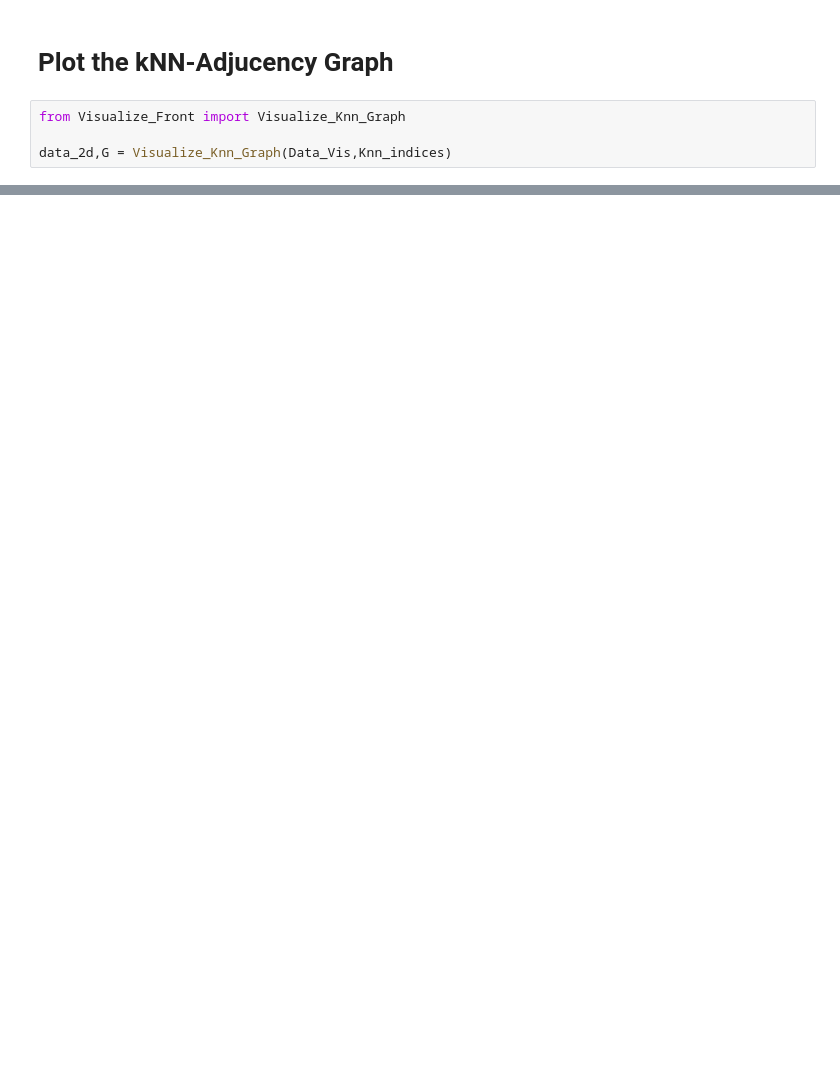
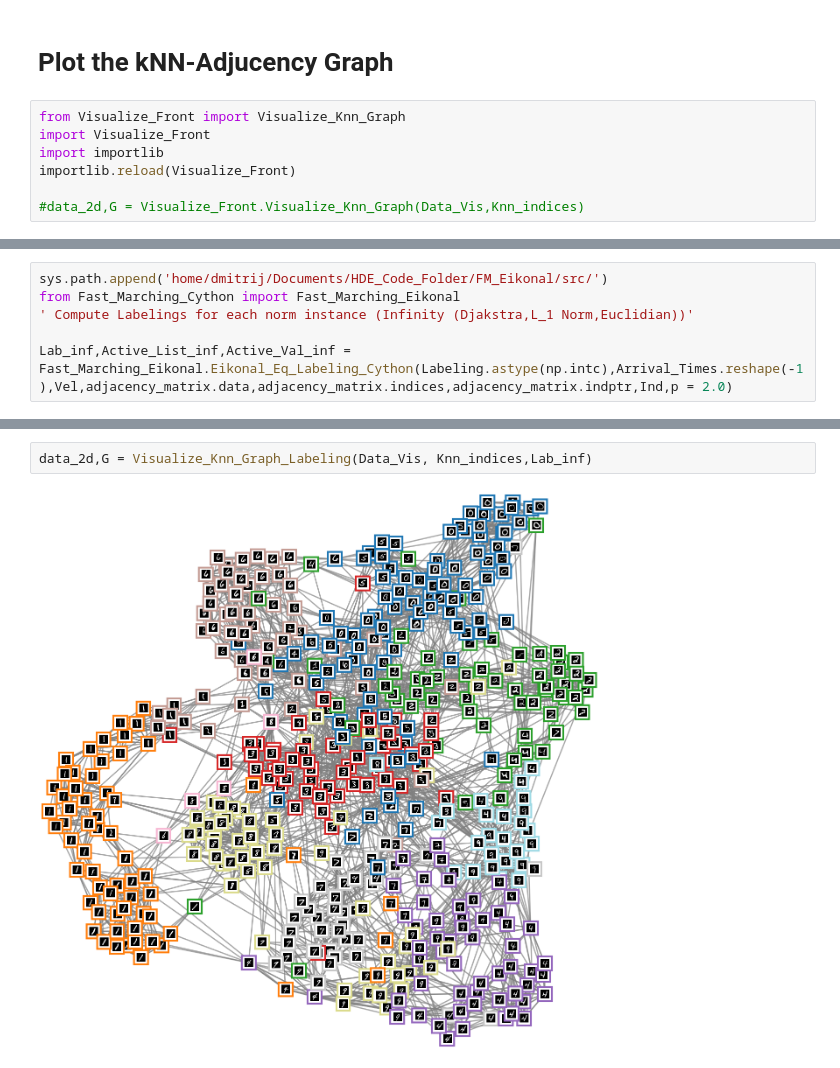
Before and after one commit to Dmitrij91/FM_Eikonal, a Jupyter notebook: Jupiter_Notebooks/Eikonal_Equation_Dataset_Visualization.ipynb, the cells around one changed output, grey strips where cells are left out. Cells and saved outputs as stored; diff of their text form; blank space fills up the shorter version.

```diff
--- a/Jupiter_Notebooks/Eikonal_Equation_Dataset_Visualization.ipynb
+++ b/Jupiter_Notebooks/Eikonal_Equation_Dataset_Visualization.ipynb
@@ -143,6 +156,9 @@ plt.show()
 # Plot the kNN-Adjucency Graph
 # %%
 from Visualize_Front import Visualize_Knn_Graph
+import Visualize_Front
+import importlib
+importlib.reload(Visualize_Front)
 
-data_2d,G = Visualize_Knn_Graph(Data_Vis,Knn_indices)
+#data_2d,G = Visualize_Front.Visualize_Knn_Graph(Data_Vis,Knn_indices)
 # %% [output]
@@ -213,0 +264,6 @@ for k in range(len(Test_1[0:400])):
+# %%
+sys.path.append('home/dmitrij/Documents/HDE_Code_Folder/FM_Eikonal/src/')
+from Fast_Marching_Cython import Fast_Marching_Eikonal
+' Compute Labelings for each norm instance (Infinity (Djakstra,L_1 Norm,Euclidian))'
+
+Lab_inf,Active_List_inf,Active_Val_inf = Fast_Marching_Eikonal.Eikonal_Eq_Labeling_Cython(Labeling.astype(np.intc),Arrival_Times.reshape(-1),Vel,adjacency_matrix.data,adjacency_matrix.indices,adjacency_matrix.indptr,Ind,p = 2.0)
@@ -214,3 +359,7 @@ for k in range(len(Test_1[0:400])):
+# %%
+data_2d,G = Visualize_Knn_Graph_Labeling(Data_Vis, Knn_indices,Lab_inf)
+# %% [output]
+[figure, added]
 # %%
 import importlib
 import Visualize_Front
```
Also changed, not shown: parts of 23 cells of this notebook, 6 other files.
